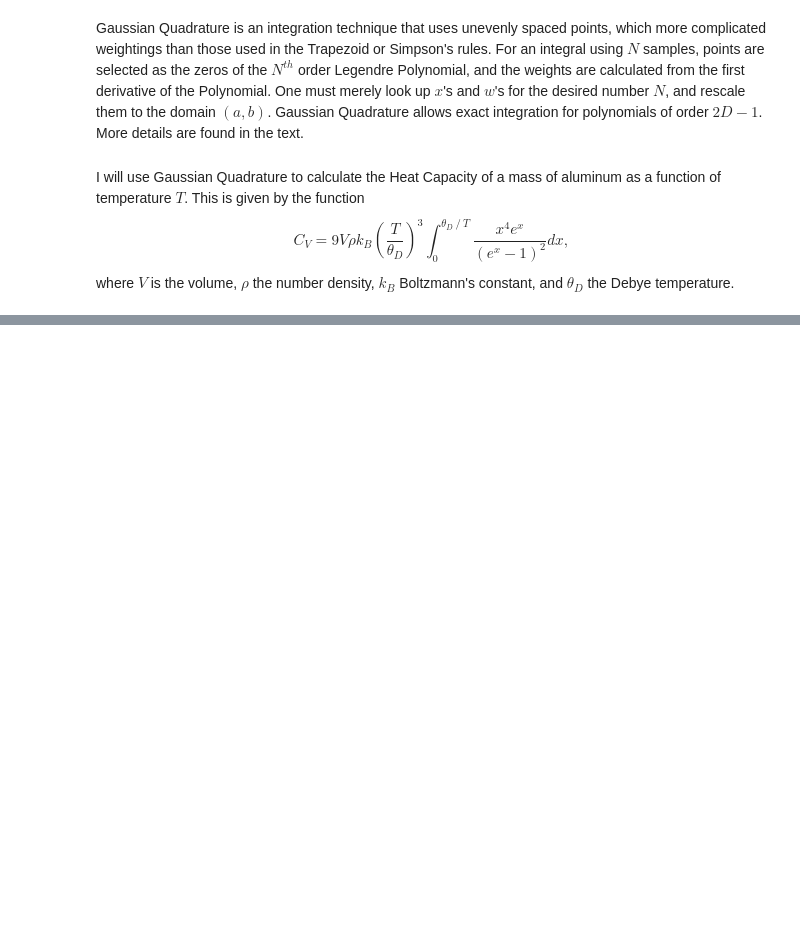
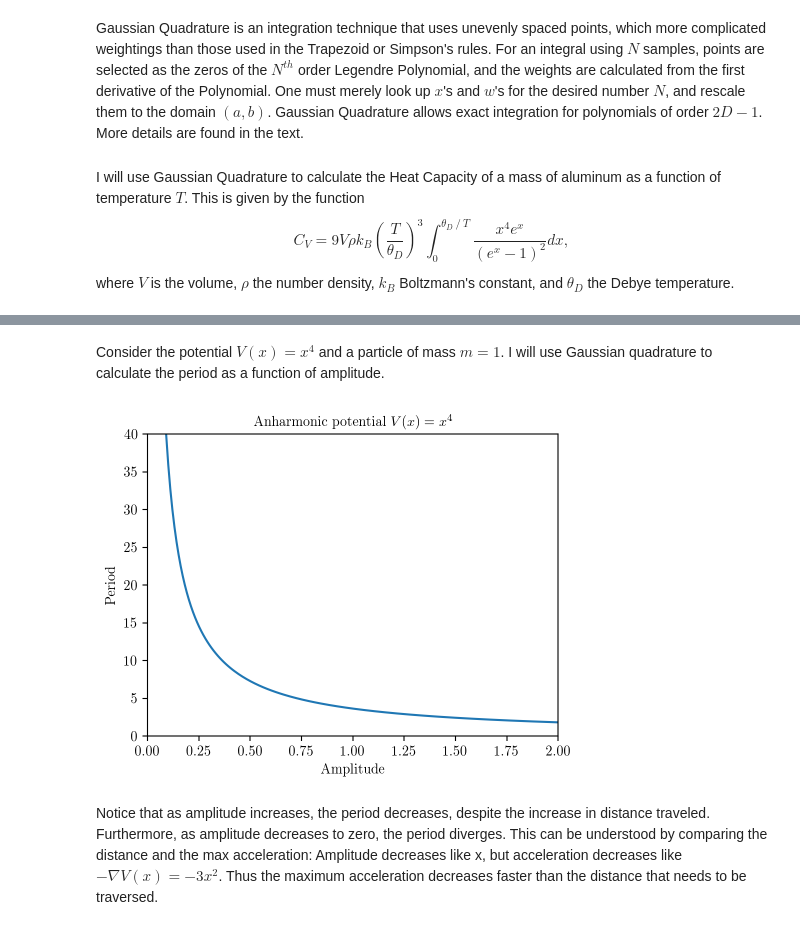
Before and after one commit to jfcrenshaw/phys566, a Jupyter notebook: Problem Set 3.ipynb, the cells around one changed output, grey strips where cells are left out. Saved outputs shown, nothing was run; the diff lists cells and outputs as text; code cells hidden in the pictures; blank space fills up the shorter version.

```diff
--- a/Problem Set 3.ipynb
+++ b/Problem Set 3.ipynb
@@ -414,0 +421,37 @@ plt.show()
+# %% [markdown]
+Consider the potential $V(x) = x^4$ and a particle of mass $m=1$. I will use Gaussian quadrature to calculate the period as a function of amplitude.
+# %%
+# function to calculate period
+
+V = lambda x: x**4 # potential function
+def period(a):
+    """Calculate period for anharmonic oscillator V(x) = x^4, amplitude a."""
+    try: # if a is a scalar
+        period_integrand = lambda x: (V(a)-V(x))**(-0.5)
+        return np.sqrt(8)*gauss_quad(period_integrand,0,a,20)
+    except: # if a is an array
+        result = []
+        for i in a:
+            period_integrand = lambda x: (V(i)-V(x))**(-0.5)
+            result.append(np.sqrt(8)*gauss_quad(period_integrand,0,i,20))
+        return result
+# %%
+# Plot period as a function of amplitude
+fig6,ax6 = plt.subplots(1,1)
+
+a = np.linspace(0.001,2,200)
+ax6.plot(a,period(a))
+
+# Note the units are arbitrary
+ax6.set_xlabel("Amplitude")
+ax6.set_ylabel("Period")
+ax6.set_xlim(0,2)
+ax6.set_ylim(0,40)
+
+ax6.set_title("Anharmonic potential $V(x) = x^4$")
+
+plt.show()
+# %% [output]
+[figure, added]
+# %% [markdown]
+Notice that as amplitude increases, the period decreases, despite the increase in distance traveled. Furthermore, as amplitude decreases to zero, the period diverges. This can be understood by comparing the distance and the max acceleration: Amplitude decreases like x, but acceleration decreases like $-\nabla V(x) = -3x^2$. Thus the maximum acceleration decreases faster than the distance that needs to be traversed.
```
Also changed, not shown: parts of 43 cells of this notebook, 1 other file.
